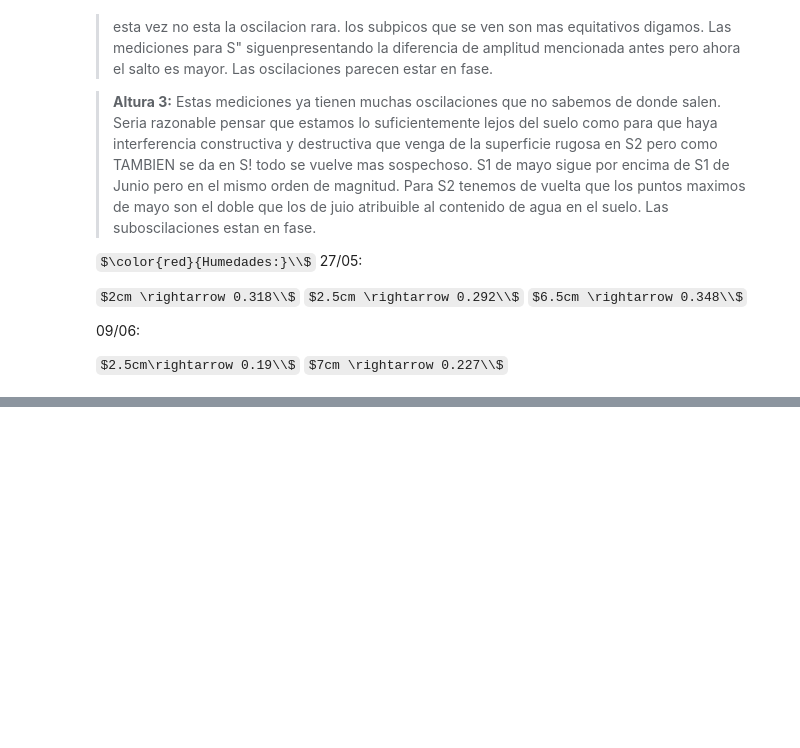
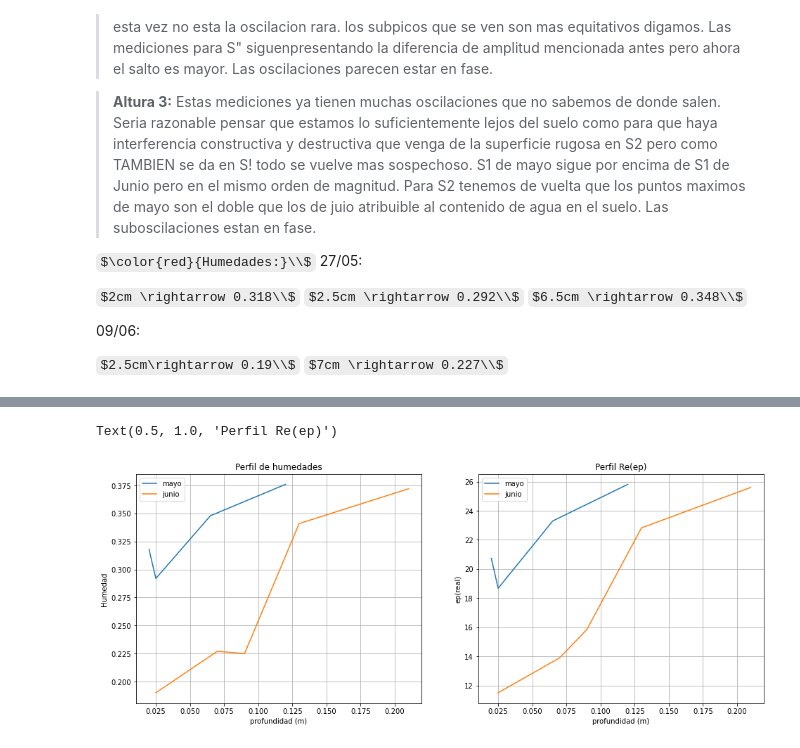
Before and after one commit to Coraline-github/tesis, a Jupyter notebook: comparacion de mediciones.ipynb, the cells around one changed output, grey strips where cells are left out. Saved outputs shown, nothing was run; the diff lists cells and outputs as text; code cells hidden in the pictures; some formulas as TeX source; blank space fills up the shorter version.

```diff
--- a/comparacion de mediciones.ipynb
+++ b/comparacion de mediciones.ipynb
@@ -356,0 +376,33 @@ $7cm \rightarrow 0.227\\$
+# %%
+#Datos hydra
+#medicion mayo:
+depth_1 = (0.02, 0.025, 0.065, 0.12)
+mv_med_1 = (0.318, 0.292, 0.348, 0.376)
+ep_med_1=(20.731+8.688j, 18.674+7.424j, 23.299+9.799j, 25.813+10.474j)
+
+#medicion junio
+depth_2 = (0, 0.025, 0.07, 0.09, 0.13, 0.21)
+mv_med_2 = (0, 0.19, 0.227, 0.225, 0.341, 0.372)
+ep_med_2 = (1.584+0.050j, 11.496+4.028j, 13.894+5.12j, 15.840+6.279j, 22.823+18.73j, 25.599+25.44j)
+
+
+fig , ax =plt.subplots(nrows=1, ncols=2, figsize=(16,6))
+
+ax[0].plot(depth_1,mv_med_1,label = "mayo")
+ax[0].plot(depth_2[1:],mv_med_2[1:],label = "junio")
+ax[0].grid()
+ax[0].set_xlabel('profundidad (m)')
+ax[0].set_ylabel('Humedad')
+ax[0].legend(loc="best")
+ax[0].set_title('Perfil de humedades')
+
+ax[1].plot(depth_1,np.real(ep_med_1),label = "mayo")
+ax[1].plot(depth_2[1:],np.real(ep_med_2[1:]),label = "junio")
+ax[1].grid()
+ax[1].set_xlabel('profundidad (m)')
+ax[1].set_ylabel('ep(real)')
+ax[1].legend(loc="best")
+ax[1].set_title('Perfil Re(ep)')
+# %% [output]
+Text(0.5, 1.0, 'Perfil Re(ep)')
+[figure, added]
```
Also changed, not shown: parts of 7 cells of this notebook, 7 other files.
